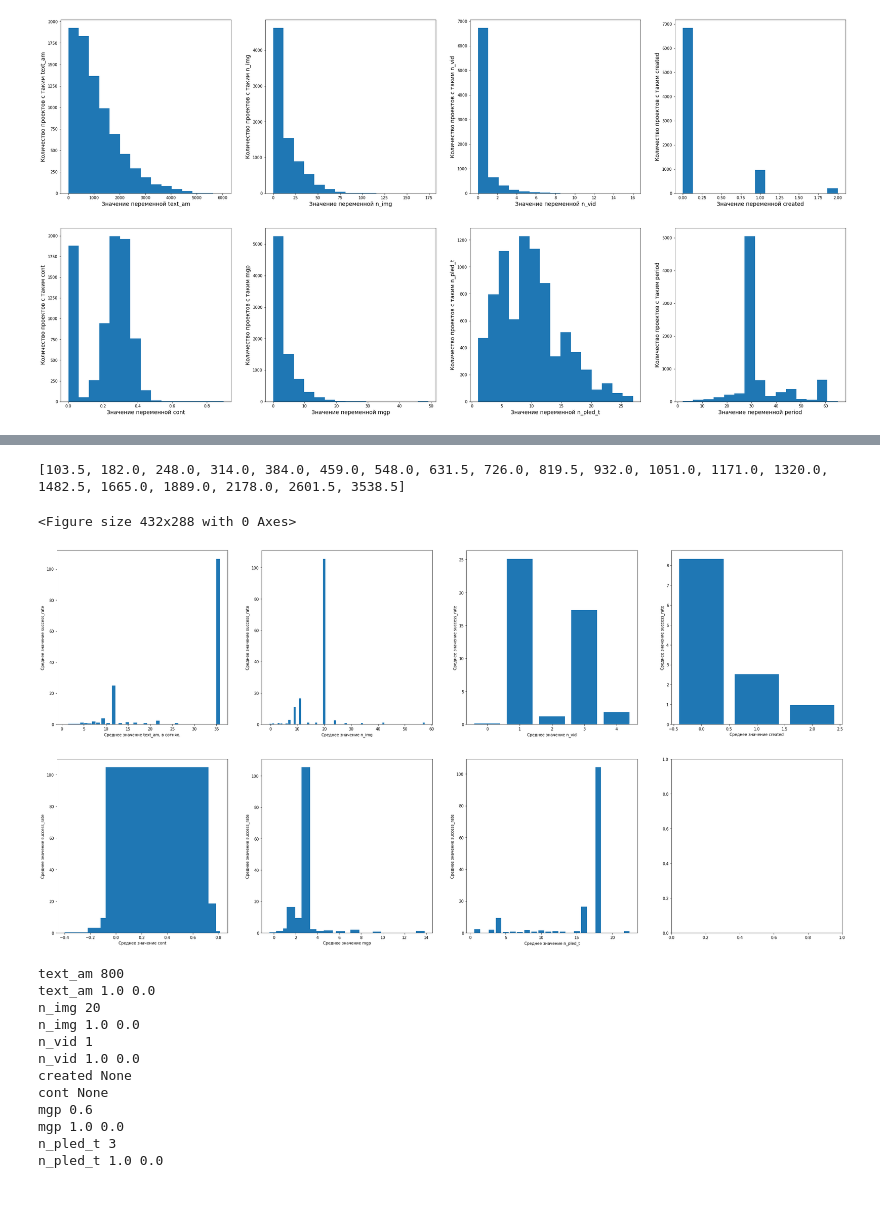
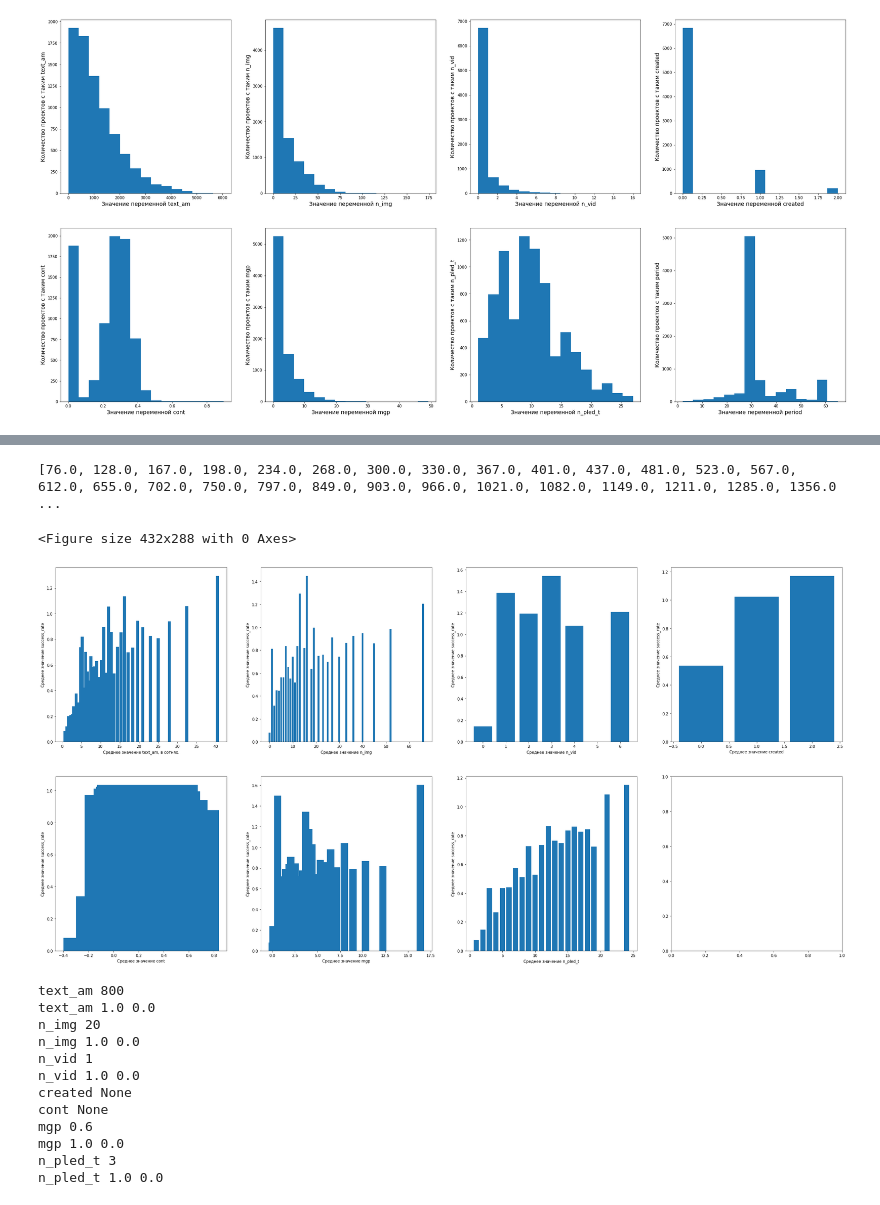
Before and after one commit to Yue2u/DANO-olympiade, a Jupyter notebook: Result.ipynb, the cells around one changed output, grey strips where cells are left out. Drawn from its saved outputs; the diff is of its cells as text; code cells hidden in the pictures.

```diff
--- a/Result.ipynb
+++ b/Result.ipynb
@@ -302,7 +302,7 @@ def draw_dep(df, cols, n_intervals):
                 col_median = cur_vals[col].median()
                 s_r_mean = cur_vals['success_rate'].mean()
 
-                xs.append(col_mean)
+                xs.append(col_median)
                 ys.append(s_r_mean)
             if col == 'text_am':
                 print(xs)
@@ -331,11 +331,11 @@ def draw_dep(df, cols, n_intervals):
             axes[i, j].set_ylabel(f'Среднее значение success_rate')
 # %%
 # draw_dependencies(df, futures)
-draw_dep(df, futures, 20)
+draw_dep(df, futures, 40)
 # %% [output]
-[103.5, 182.0, 248.0, 314.0, 384.0, 459.0, 548.0, 631.5, 726.0, 819.5, 932.0, 1051.0, 1171.0, 1320.0, 1482.5, 1665.0, 1889.0, 2178.0, 2601.5, 3538.5]
+[76.0, 128.0, 167.0, 198.0, 234.0, 268.0, 300.0, 330.0, 367.0, 401.0, 437.0, 481.0, 523.0, 567.0, 612.0, 655.0, 702.0, 750.0, 797.0, 849.0, 903.0, 966.0, 1021.0, 1082.0, 1149.0, 1211.0, 1285.0, 1356.0 ...
 <Figure size 432x288 with 0 Axes>
-[figure, old version]
+[figure, new version]
 # %%
 for col, val in zip(futures, [800, 20, 1, None, None, 0.6, 3]):
     print(col, val)
```
Also changed, not shown: parts of 8 cells of this notebook.
